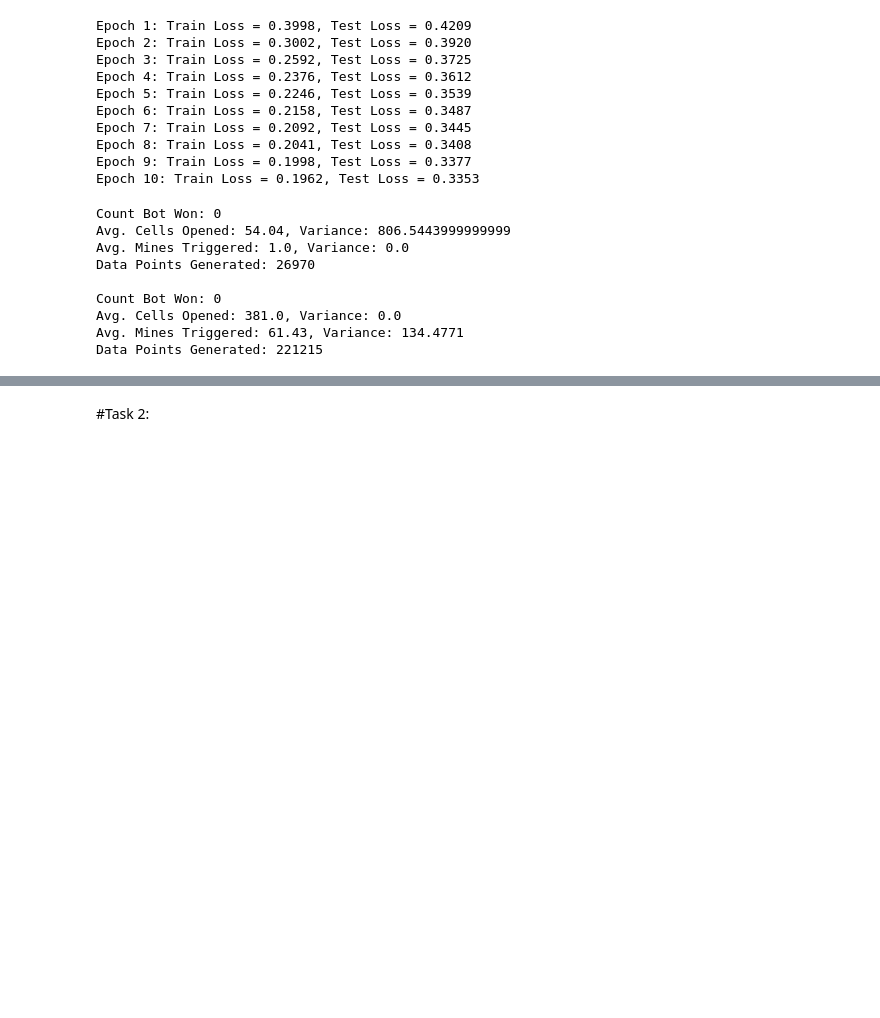
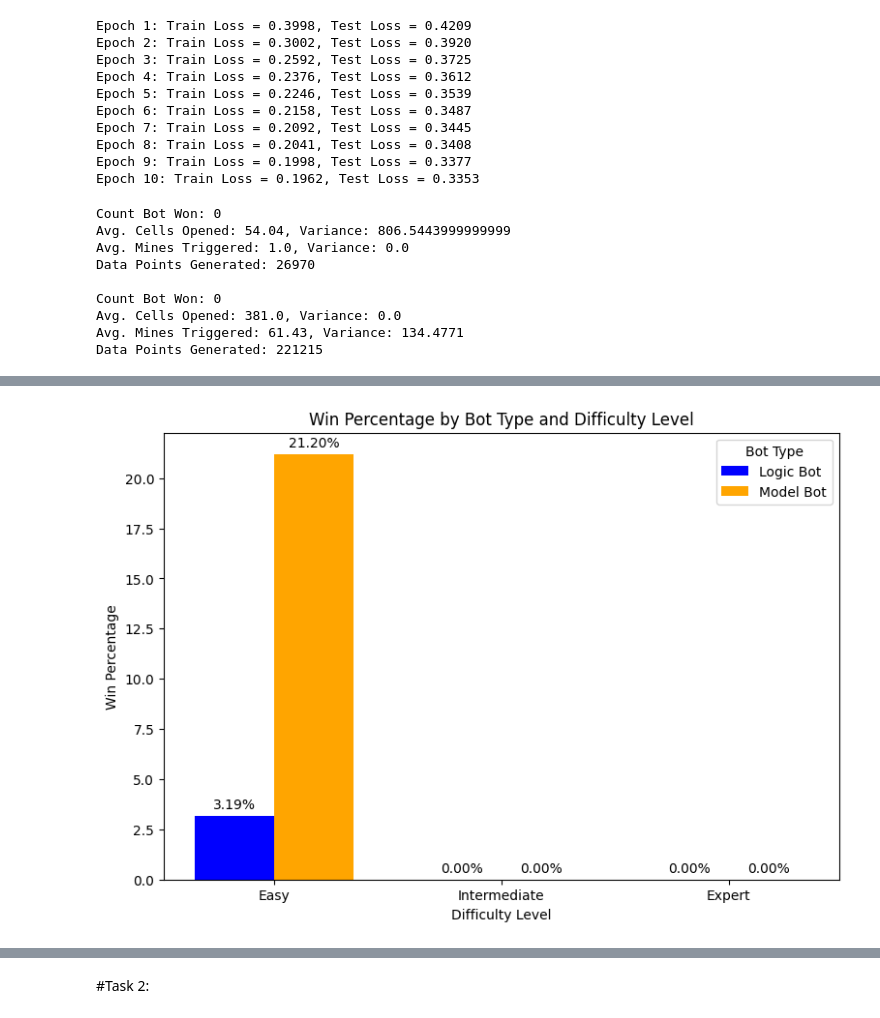
Before and after one commit to pavspatel7/Minesweeper_Using_CNNs, a Jupyter notebook: Final_Project.ipynb, the cells around one changed output, grey strips where cells are left out. Saved outputs shown, nothing was run; the diff lists cells and outputs as text; code cells hidden in the pictures; blank space fills up the shorter version.

```diff
--- a/Final_Project.ipynb
+++ b/Final_Project.ipynb
@@ -906,0 +995,43 @@ Data Points Generated: 221215
+# %%
+# Create a DataFrame
+data = {
+    'Level': ['Easy', 'Easy', 'Intermediate', 'Intermediate', 'Expert', 'Expert'],
+    'Bot Type': ['Logic', 'Model', 'Logic', 'Model', 'Logic', 'Model'],
+    'Wins': [255, 1696, 0, 0, 0, 0],
+    'Games': [8000, 8000, 3000, 1000, 500, 500]
+}
+df = pd.DataFrame(data)
+# Define the correct order for difficulty levels
+level_order = ['Easy', 'Intermediate', 'Expert']
+df['Level'] = pd.Categorical(df['Level'], categories=level_order, ordered=True)
+# Calculate win percentages
+df['Win Percentage'] = (df['Wins'] / df['Games']) * 100
+# Sort DataFrame by the 'Level' column to ensure correct plotting order
+df.sort_values('Level', inplace=True)
+# Plotting
+fig, ax = plt.subplots(figsize=(9, 6))
+colors = ['blue', 'orange']  # Colors for Logic and Model bots
+grouped = df.groupby('Level')
+# Plotting each group
+for i, (level, group) in enumerate(grouped):
+    for j, (idx, row) in enumerate(group.iterrows()):
+        ax.bar(i + j * 0.35, row['Win Percentage'], width=0.35, color=colors[j], label=f'{row["Bot Type"]} Bot' if i == 0 else "")
+ax.set_xlabel('Difficulty Level')
+ax.set_ylabel('Win Percentage')
+ax.set_title('Win Percentage by Bot Type and Difficulty Level')
+ax.set_xticks([i + 0.175 for i in range(len(grouped))])
+ax.set_xticklabels([name for name, _ in grouped])
+ax.legend(title="Bot Type")
+# Adding percentages on top of the bars
+def add_labels(ax):
+    for rect in ax.patches:
+        height = rect.get_height()
+        ax.annotate(f'{height:.2f}%',
+                    xy=(rect.get_x() + rect.get_width() / 2, height),
+                    xytext=(0, 3),  # 3 points vertical offset
+                    textcoords="offset points",
+                    ha='center', va='bottom')
+add_labels(ax)
+plt.show()
+# %% [output]
+[figure, added]
```
Also changed, not shown: parts of 17 cells of this notebook.
